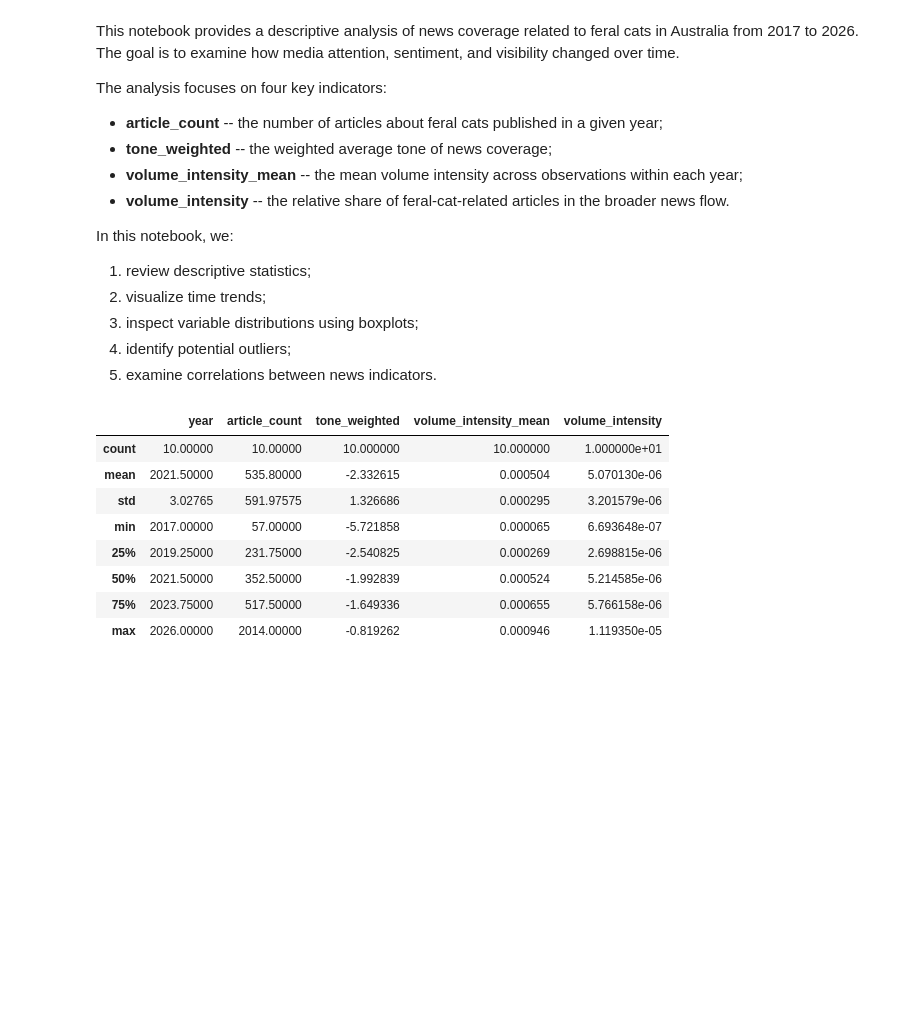
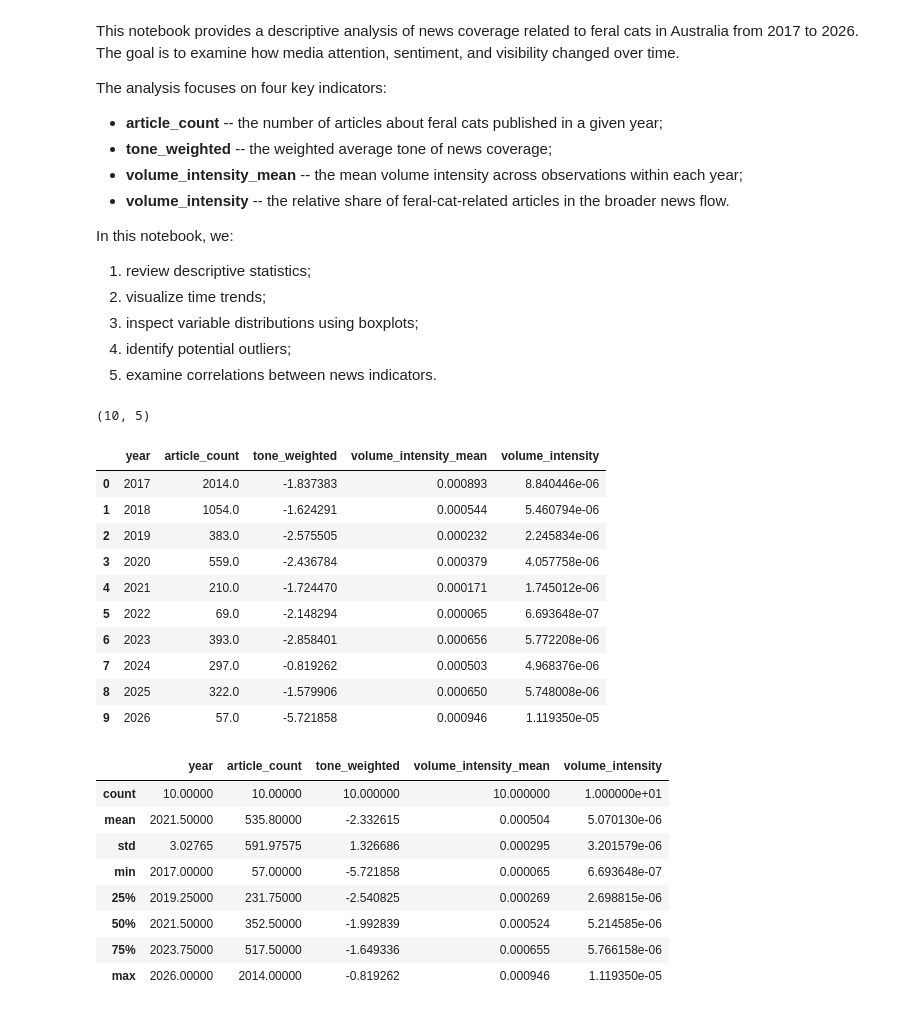
Before and after one commit to liza-drini/ceu-ds-project-C-2026, a Jupyter notebook: src/News Analytics.ipynb, the cells around one changed output. Cells and saved outputs as stored; diff of their text form; code cells hidden in the pictures; blank space fills up the shorter version.

```diff
--- a/src/News Analytics.ipynb
+++ b/src/News Analytics.ipynb
@@ -23,6 +23,23 @@ import matplotlib.pyplot as plt
 import seaborn as sns
 # %%
 news = pd.read_csv('../datasets/news.csv')
+news.shape
+# %% [output]
+(10, 5)
+# %%
+news
+# %% [output]
+|  | year | article_count | tone_weighted | volume_intensity_mean | volume_intensity |
+| 0 | 2017 | 2014.0 | -1.837383 | 0.000893 | 8.840446e-06 |
+| 1 | 2018 | 1054.0 | -1.624291 | 0.000544 | 5.460794e-06 |
+| 2 | 2019 | 383.0 | -2.575505 | 0.000232 | 2.245834e-06 |
+| 3 | 2020 | 559.0 | -2.436784 | 0.000379 | 4.057758e-06 |
+| 4 | 2021 | 210.0 | -1.724470 | 0.000171 | 1.745012e-06 |
+| 5 | 2022 | 69.0 | -2.148294 | 0.000065 | 6.693648e-07 |
+| 6 | 2023 | 393.0 | -2.858401 | 0.000656 | 5.772208e-06 |
+| 7 | 2024 | 297.0 | -0.819262 | 0.000503 | 4.968376e-06 |
+| 8 | 2025 | 322.0 | -1.579906 | 0.000650 | 5.748008e-06 |
+| 9 | 2026 | 57.0 | -5.721858 | 0.000946 | 1.119350e-05 |
 # %%
 news.describe()
 # %% [output]
```
Also changed, not shown: parts of 2 cells of this notebook, 6 other files.
